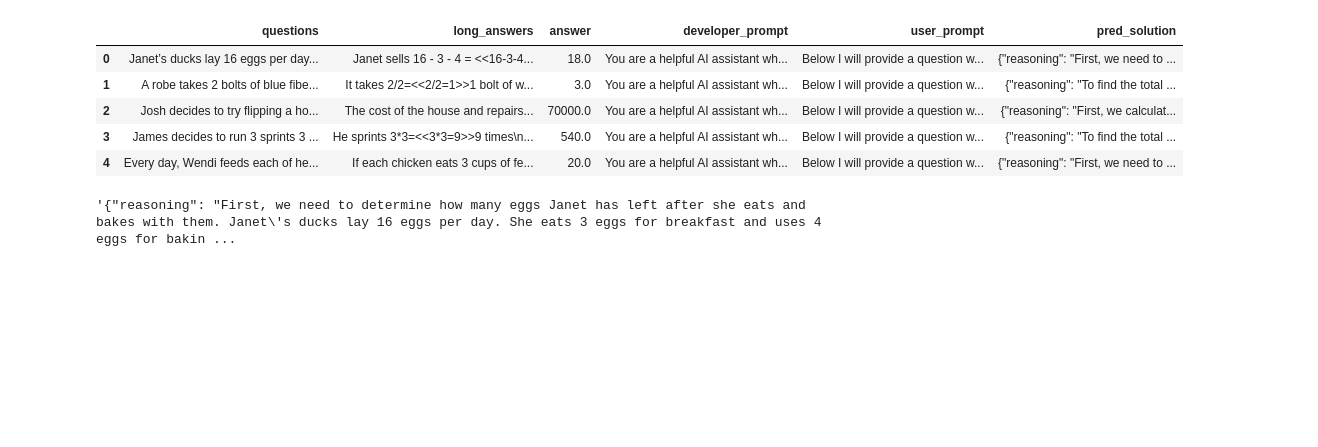
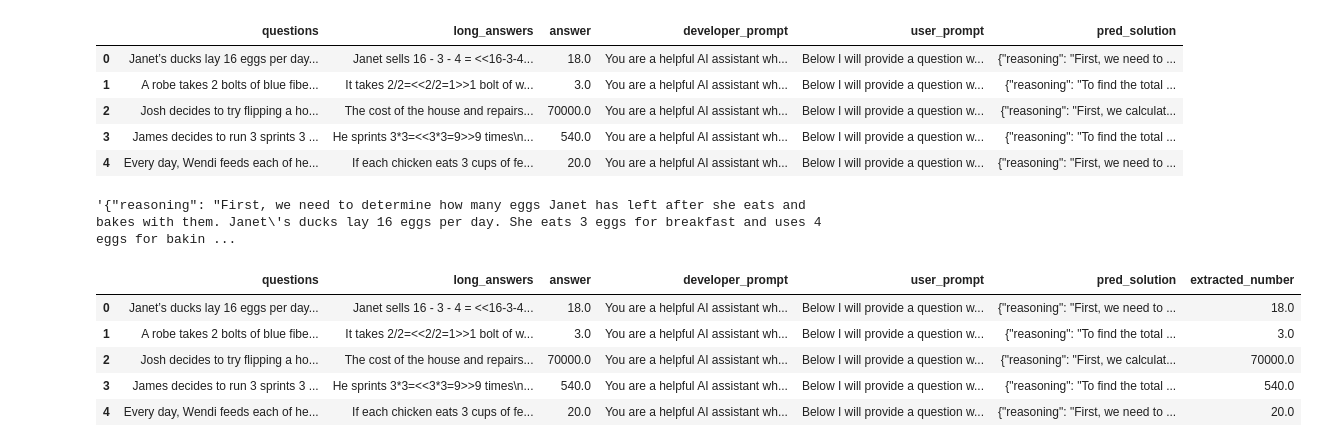
Before and after one commit to ArkadiusDS/NLP-Labs, a Jupyter notebook: Lab4-Prompting-And-Fine-Tuning/Prompting_with_LLMs.ipynb, the cells around one changed output. Drawn from its saved outputs; the diff is of its cells as text; code cells hidden in the pictures; blank space fills up the shorter version.

Commit message:
Update Prompting with LLMs

```diff
--- a/Lab4-Prompting-And-Fine-Tuning/Prompting_with_LLMs.ipynb
+++ b/Lab4-Prompting-And-Fine-Tuning/Prompting_with_LLMs.ipynb
@@ -357,6 +376,15 @@ df_cot.pred_solution.iloc[0]
 '{"reasoning": "First, we need to determine how many eggs Janet has left after she eats and bakes with them. Janet\'s ducks lay 16 eggs per day. She eats 3 eggs for breakfast and uses 4 eggs for bakin ...
 # %%
 df_cot=extract_numbers(dataset=df_cot, column_name='pred_solution', new_column_name='extracted_number')
+# %%
+df_cot.head()
+# %% [output]
+|  | questions | long_answers | answer | developer_prompt | user_prompt | pred_solution | extracted_number |
+| 0 | Janet’s ducks lay 16 eggs per day... | Janet sells 16 - 3 - 4 = <<16-3-4... | 18.0 | You are a helpful AI assistant wh... | Below I will provide a question w... | {"reasoning": "First, we need to ... | 18.0 |
+| 1 | A robe takes 2 bolts of blue fibe... | It takes 2/2=<<2/2=1>>1 bolt of w... | 3.0 | You are a helpful AI assistant wh... | Below I will provide a question w... | {"reasoning": "To find the total ... | 3.0 |
+| 2 | Josh decides to try flipping a ho... | The cost of the house and repairs... | 70000.0 | You are a helpful AI assistant wh... | Below I will provide a question w... | {"reasoning": "First, we calculat... | 70000.0 |
+| 3 | James decides to run 3 sprints 3 ... | He sprints 3*3=<<3*3=9>>9 times\n... | 540.0 | You are a helpful AI assistant wh... | Below I will provide a question w... | {"reasoning": "To find the total ... | 540.0 |
+| 4 | Every day, Wendi feeds each of he... | If each chicken eats 3 cups of fe... | 20.0 | You are a helpful AI assistant wh... | Below I will provide a question w... | {"reasoning": "First, we need to ... | 20.0 |
 # %%
 calculate_accuracy(df_cot, "answer", "extracted_number")
 # %% [output]
```
Also changed, not shown: parts of 12 cells of this notebook.
